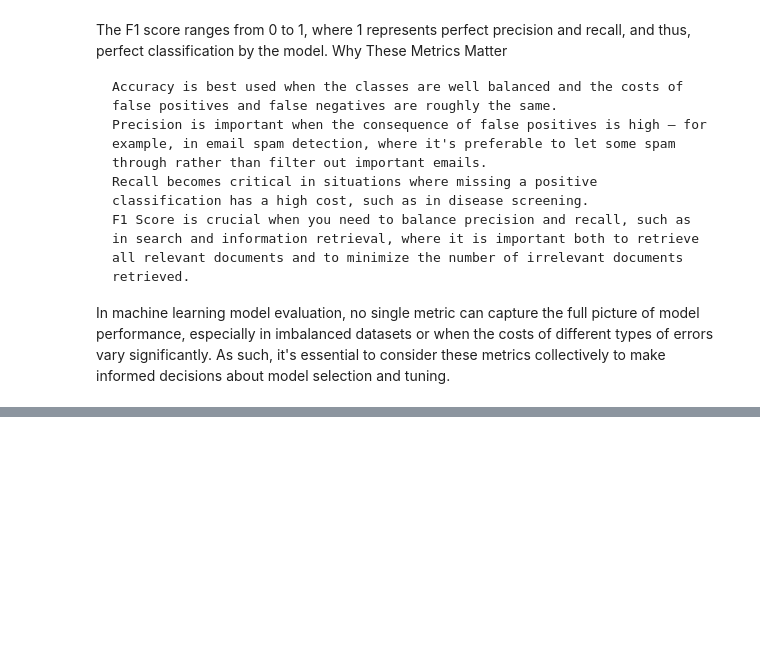
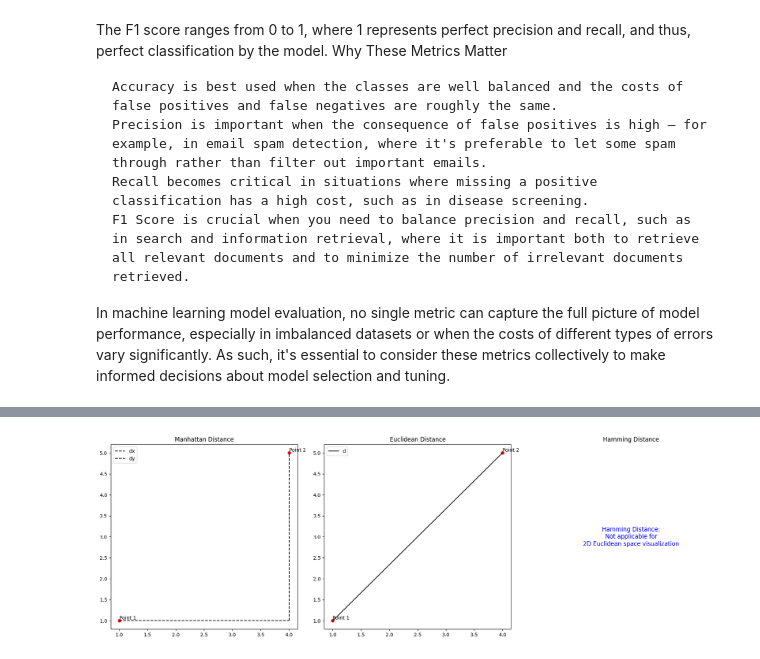
Before and after one commit to Jeffrey-Oechsner/OLA-2-ML, a Jupyter notebook: OLA 2.ipynb, the cells around one changed output, grey strips where cells are left out. Saved outputs shown, nothing was run; the diff lists cells and outputs as text; code cells hidden in the pictures; blank space fills up the shorter version.

```diff
--- a/OLA 2.ipynb
+++ b/OLA 2.ipynb
@@ -223,0 +296,41 @@ In machine learning model evaluation, no single metric can capture the full pict
+# %%
+import matplotlib.pyplot as plt
+import numpy as np
+
+# Set up figure and subplots
+fig, axs = plt.subplots(1, 3, figsize=(18, 6))
+
+# Points for demonstration
+point1 = np.array([1, 1])
+point2 = np.array([4, 5])
+
+# Manhattan Distance
+axs[0].plot([point1[0], point2[0]], [point1[1], point1[1]], 'k--', label='dx')
+axs[0].plot([point2[0], point2[0]], [point1[1], point2[1]], 'k--', label='dy')
+axs[0].scatter([point1[0], point2[0]], [point1[1], point2[1]], color='red')
+axs[0].text(point1[0], point1[1], 'Point 1', verticalalignment='bottom')
+axs[0].text(point2[0], point2[1], 'Point 2', verticalalignment='bottom')
+axs[0].set_title('Manhattan Distance')
+axs[0].legend()
+
+# Euclidean Distance
+axs[1].plot([point1[0], point2[0]], [point1[1], point2[1]], 'k-', label='d')
+axs[1].scatter([point1[0], point2[0]], [point1[1], point2[1]], color='red')
+axs[1].text(point1[0], point1[1], 'Point 1', verticalalignment='bottom')
+axs[1].text(point2[0], point2[1], 'Point 2', verticalalignment='bottom')
+axs[1].set_title('Euclidean Distance')
+axs[1].legend()
+
+# Hamming Distance visualization not applicable in a 2D Euclidean space.
+# It's calculated for binary/categorical data, thus no visual demo here.
+# Placeholder text to explain Hamming Distance.
+axs[2].text(0.5, 0.5, 'Hamming Distance:\nNot applicable for\n2D Euclidean space visualization',
+            horizontalalignment='center', verticalalignment='center',
+            fontsize=12, color='blue')
+axs[2].set_title('Hamming Distance')
+axs[2].axis('off')
+
+plt.tight_layout()
+plt.show()
+# %% [output]
+[figure, added]
```
Also changed, not shown: parts of 3 cells of this notebook.
